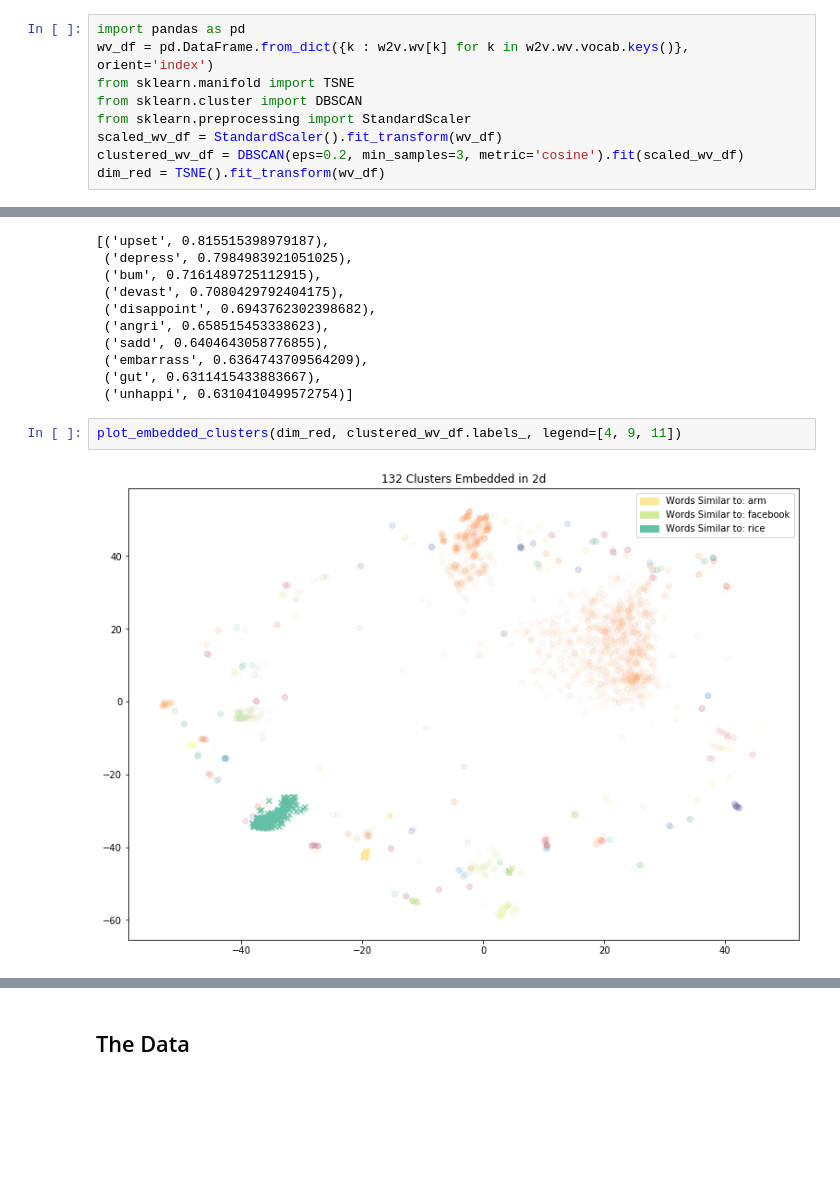
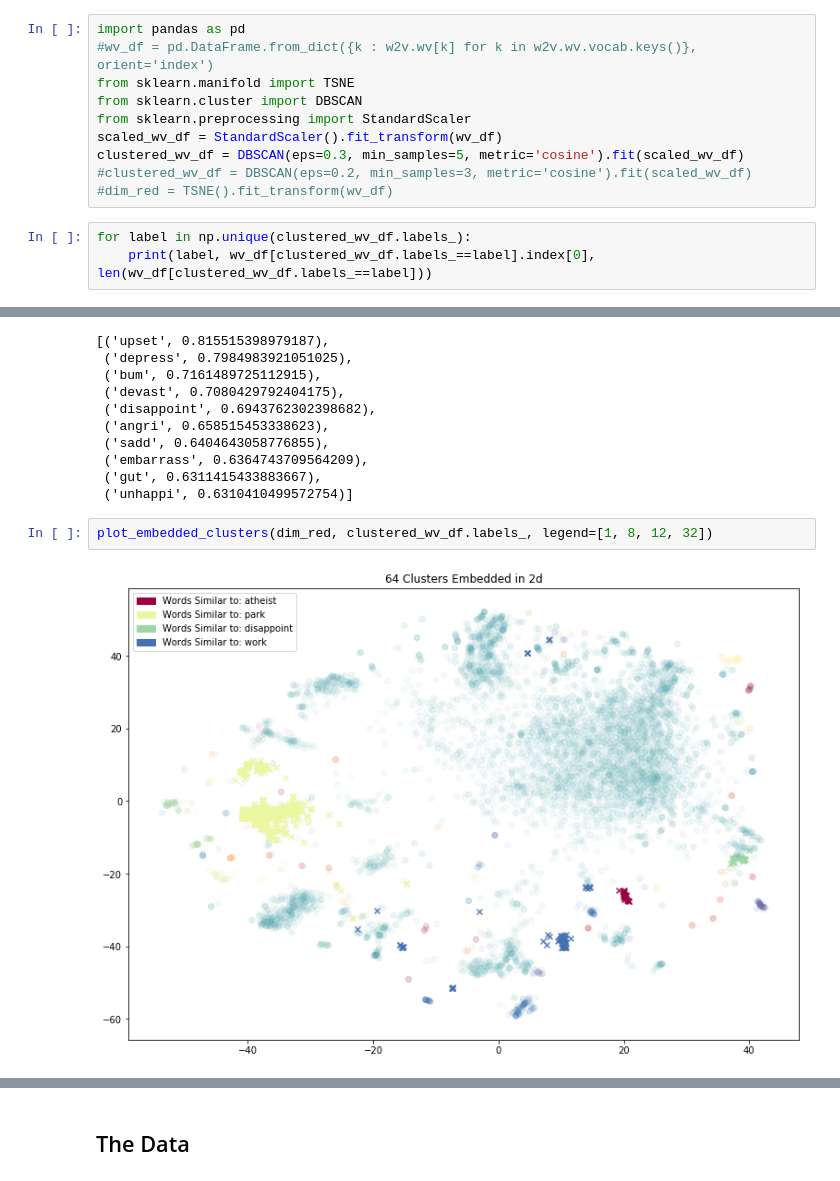
Before and after one commit to mmargenot/talks, a Jupyter notebook: Buying_Happiness/Buying_Happiness_Talk.ipynb, the cells around one changed output, grey strips where cells are left out. Saved outputs shown, nothing was run; the diff lists cells and outputs as text; blank space fills up the shorter version.

```diff
--- a/Buying_Happiness/Buying_Happiness_Talk.ipynb
+++ b/Buying_Happiness/Buying_Happiness_Talk.ipynb
@@ -73,10 +73,14 @@ print(w2v.wv['sad'])
   -1.75437510e+00  -2.04358786e-01  -3.64142150e-01   2.14454412e+00]
 # %%
 import pandas as pd
-wv_df = pd.DataFrame.from_dict({k : w2v.wv[k] for k in w2v.wv.vocab.keys()}, orient='index')
+#wv_df = pd.DataFrame.from_dict({k : w2v.wv[k] for k in w2v.wv.vocab.keys()}, orient='index')
 from sklearn.manifold import TSNE
 from sklearn.cluster import DBSCAN
 from sklearn.preprocessing import StandardScaler
 scaled_wv_df = StandardScaler().fit_transform(wv_df)
-clustered_wv_df = DBSCAN(eps=0.2, min_samples=3, metric='cosine').fit(scaled_wv_df)
-dim_red = TSNE().fit_transform(wv_df)
+clustered_wv_df = DBSCAN(eps=0.3, min_samples=5, metric='cosine').fit(scaled_wv_df)
+#clustered_wv_df = DBSCAN(eps=0.2, min_samples=3, metric='cosine').fit(scaled_wv_df)
+#dim_red = TSNE().fit_transform(wv_df)
+# %%
+for label in np.unique(clustered_wv_df.labels_):
+    print(label, wv_df[clustered_wv_df.labels_==label].index[0], len(wv_df[clustered_wv_df.labels_==label]))
@@ -128,6 +150,6 @@ w2v.wv.most_similar('sad')
  ('gut', 0.6311415433883667),
  ('unhappi', 0.6310410499572754)]
 # %%
-plot_embedded_clusters(dim_red, clustered_wv_df.labels_, legend=[4, 9, 11])
+plot_embedded_clusters(dim_red, clustered_wv_df.labels_, legend=[1, 8, 12, 32])
 # %% [output]
-[figure, old version]
+[figure, new version]
```
Also changed, not shown: parts of 3 cells of this notebook, 1 other file.
